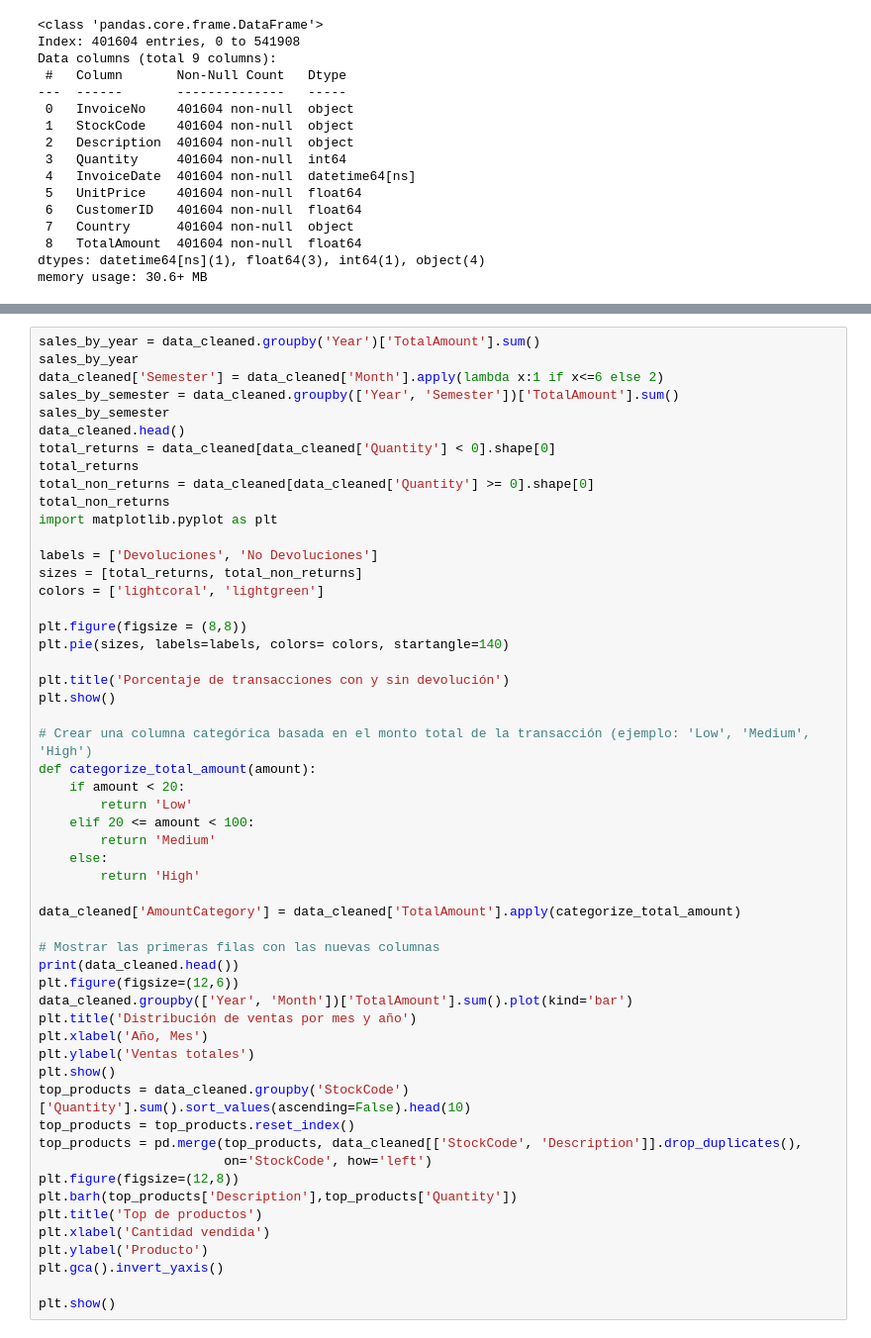
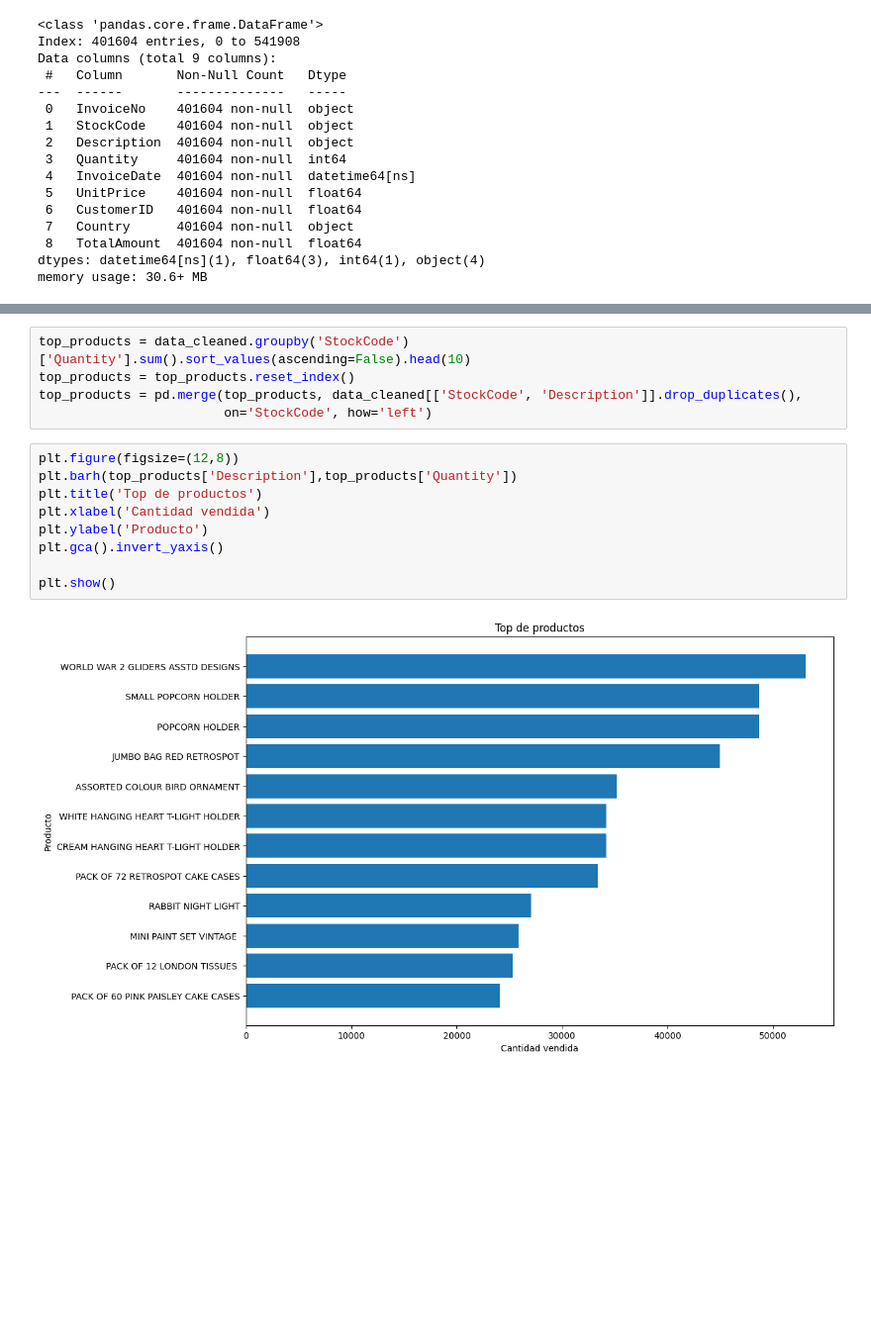
Before and after one commit to DamZav/online-retail-insights, a Jupyter notebook: retail_EDA.ipynb, the cells around one changed output, grey strips where cells are left out. Shown at 99% size. Cells and saved outputs as stored; diff of their text form; blank space fills up the shorter version.

Commit message:
comments and graphs

```diff
--- a/retail_EDA.ipynb
+++ b/retail_EDA.ipynb
@@ -184,54 +294,16 @@ print(data_cleaned.head())
+# %%
+top_products = data_cleaned.groupby('StockCode')['Quantity'].sum().sort_values(ascending=False).head(10)
+top_products = top_products.reset_index()
+top_products = pd.merge(top_products, data_cleaned[['StockCode', 'Description']].drop_duplicates(),
+                        on='StockCode', how='left')
 # %%
-sales_by_year = data_cleaned.groupby('Year')['TotalAmount'].sum()
-sales_by_year
-data_cleaned['Semester'] = data_cleaned['Month'].apply(lambda x:1 if x<=6 else 2)
-sales_by_semester = data_cleaned.groupby(['Year', 'Semester'])['TotalAmount'].sum()
-sales_by_semester
-data_cleaned.head()
-total_returns = data_cleaned[data_cleaned['Quantity'] < 0].shape[0]
-total_returns
-total_non_returns = data_cleaned[data_cleaned['Quantity'] >= 0].shape[0]
-total_non_returns
-import matplotlib.pyplot as plt
-
-labels = ['Devoluciones', 'No Devoluciones']
-sizes = [total_returns, total_non_returns]
-colors = ['lightcoral', 'lightgreen']
-
-plt.figure(figsize = (8,8))
-plt.pie(sizes, labels=labels, colors= colors, startangle=140)
-
-plt.title('Porcentaje de transacciones con y sin devolución')
-plt.show()
-
-# Crear una columna categórica basada en el monto total de la transacción (ejemplo: 'Low', 'Medium', 'High')
-def categorize_total_amount(amount):
-    if amount < 20:
-        return 'Low'
-    elif 20 <= amount < 100:
-        return 'Medium'
-    else:
-        return 'High'
-
-data_cleaned['AmountCategory'] = data_cleaned['TotalAmount'].apply(categorize_total_amount)
-
-# Mostrar las primeras filas con las nuevas columnas
-print(data_cleaned.head())
-plt.figure(figsize=(12,6))
-data_cleaned.groupby(['Year', 'Month'])['TotalAmount'].sum().plot(kind='bar')
-plt.title('Distribución de ventas por mes y año')
-plt.xlabel('Año, Mes')
-plt.ylabel('Ventas totales')
-plt.show()
-top_products = data_cleaned.groupby('StockCode')['Quantity'].sum().sort_values(ascending=False).head(10)
-top_products = top_products.reset_index()
-top_products = pd.merge(top_products, data_cleaned[['StockCode', 'Description']].drop_duplicates(),
-                        on='StockCode', how='left')
 plt.figure(figsize=(12,8))
 plt.barh(top_products['Description'],top_products['Quantity'])
 plt.title('Top de productos')
 plt.xlabel('Cantidad vendida')
 plt.ylabel('Producto')
 plt.gca().invert_yaxis()
 
 plt.show()
+# %% [output]
+[figure, added]
```
Also changed, not shown: parts of 18 cells of this notebook.
